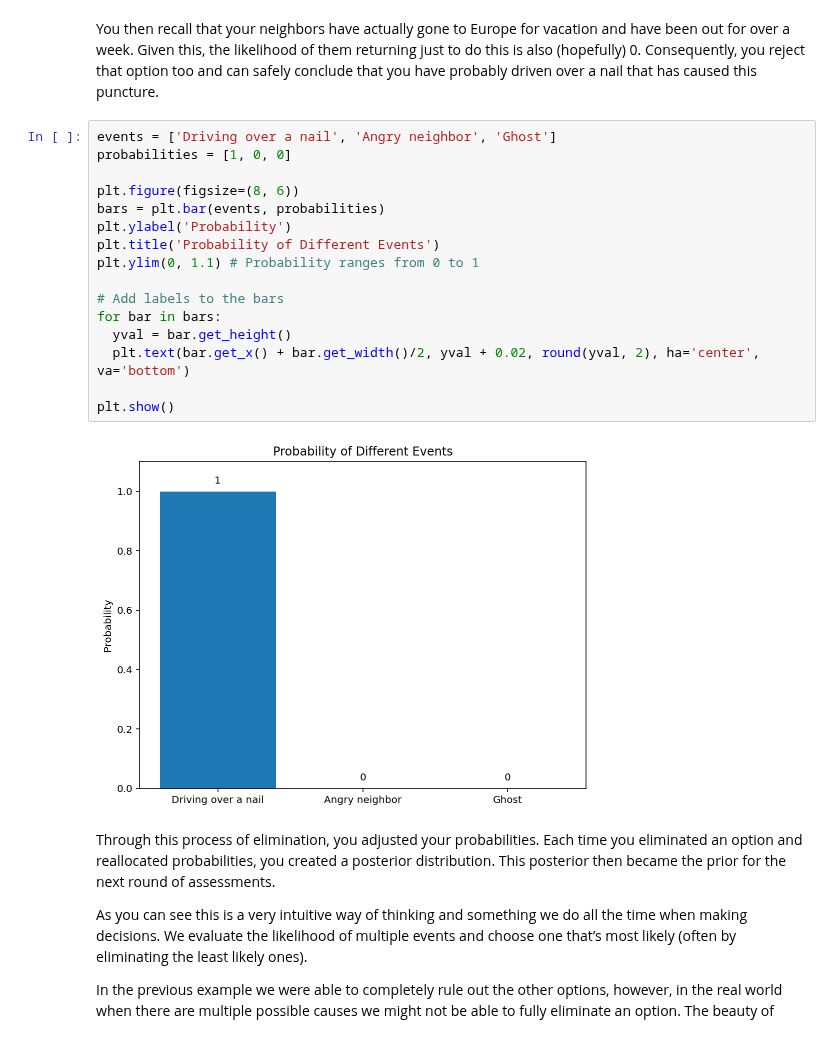
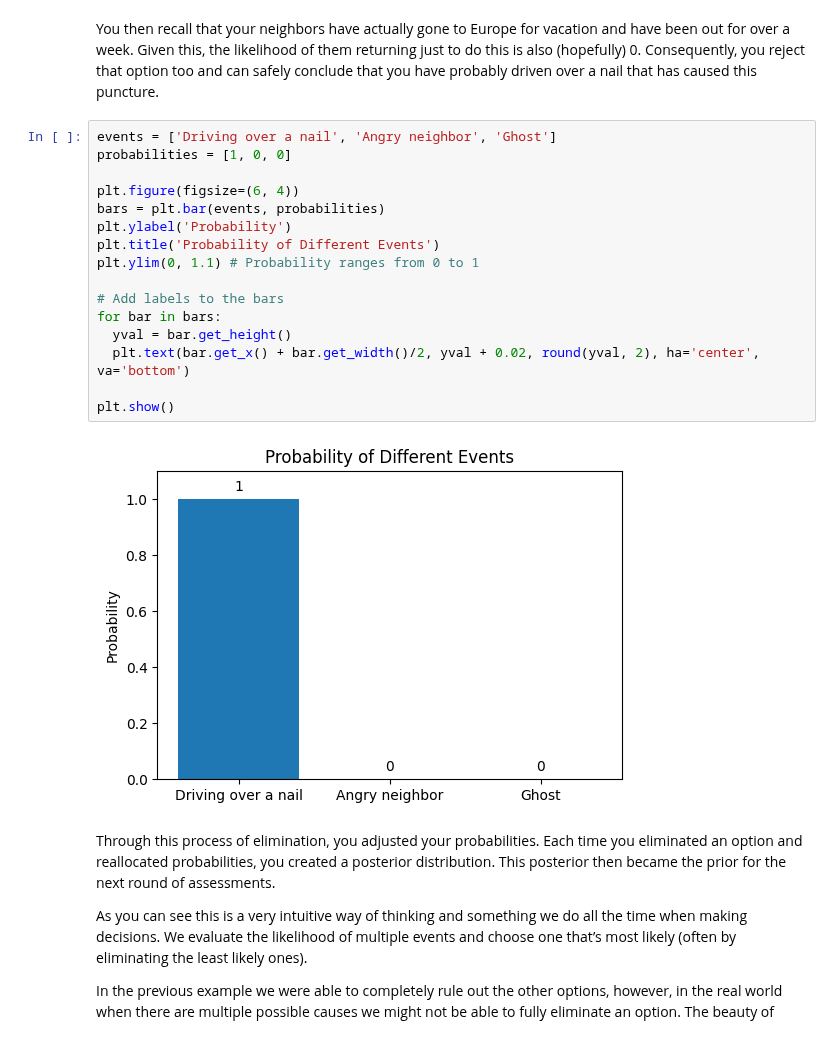
Before and after one commit to RohanRanshinge/causal-inference, a Jupyter notebook: zero-to-hero-bsts/PART_I-Bayesian-Statistics/00-Introduction-to-Bayesian-Statistics.ipynb, the cells around one changed output. Cells and saved outputs as stored; diff of their text form.

```diff
--- a/zero-to-hero-bsts/PART_I-Bayesian-Statistics/00-Introduction-to-Bayesian-Statistics.ipynb
+++ b/zero-to-hero-bsts/PART_I-Bayesian-Statistics/00-Introduction-to-Bayesian-Statistics.ipynb
@@ -62,21 +61,21 @@ You then recall that your neighbors have actually gone to Europe for vacation an
 # %%
 events = ['Driving over a nail', 'Angry neighbor', 'Ghost']
 probabilities = [1, 0, 0]
 
-plt.figure(figsize=(8, 6))
+plt.figure(figsize=(6, 4))
 bars = plt.bar(events, probabilities)
 plt.ylabel('Probability')
 plt.title('Probability of Different Events')
 plt.ylim(0, 1.1) # Probability ranges from 0 to 1
 
 # Add labels to the bars
 for bar in bars:
   yval = bar.get_height()
   plt.text(bar.get_x() + bar.get_width()/2, yval + 0.02, round(yval, 2), ha='center', va='bottom')
 
 plt.show()
 # %% [output]
-[figure, old version]
+[figure, new version]
 # %% [markdown]
 Through this process of elimination, you adjusted your probabilities. Each time you eliminated an option and reallocated probabilities, you created a posterior distribution.
 This posterior then became the prior for the next round of assessments.
```
Also changed, not shown: parts of 4 cells of this notebook.
